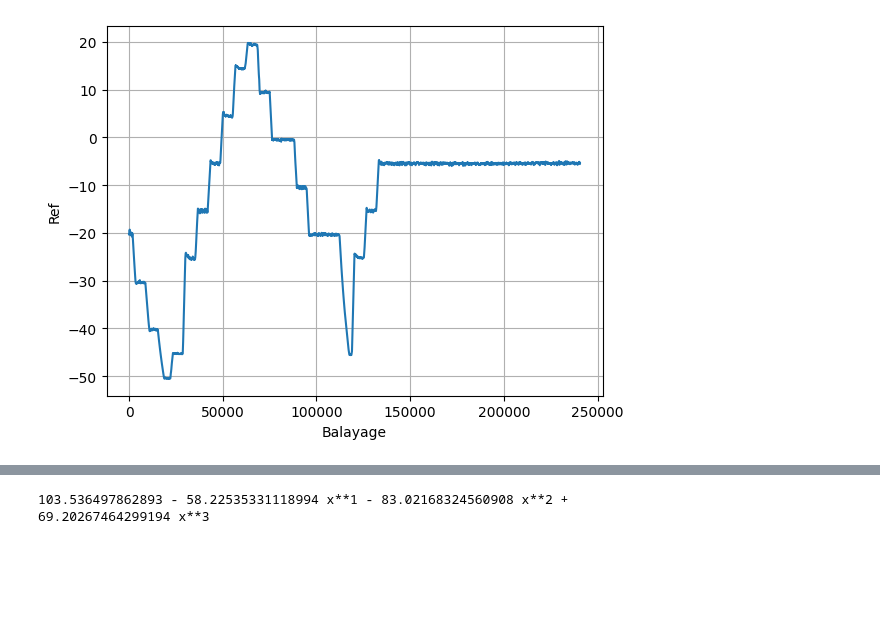
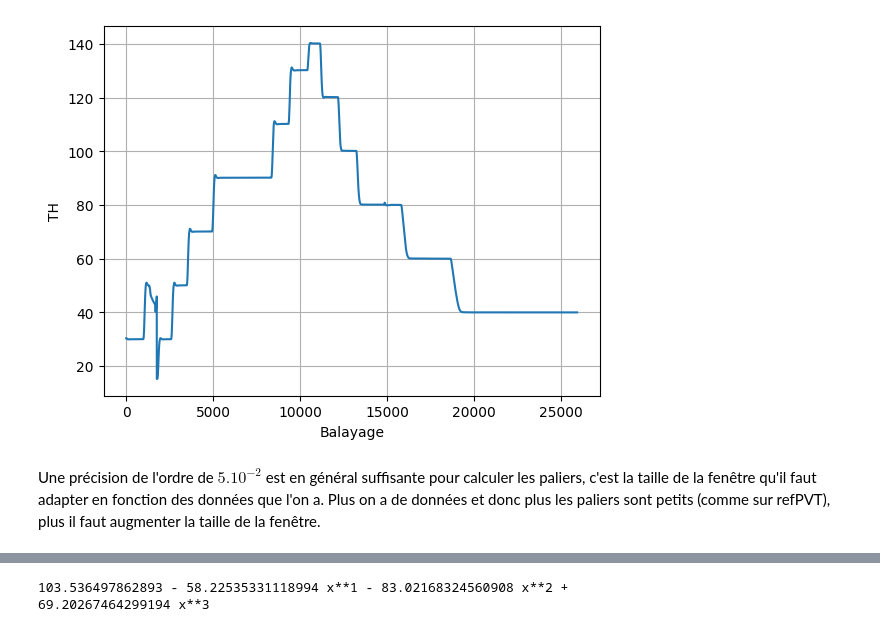
Before and after one commit to MatLD33/Projet-Info, a Jupyter notebook: lecture.ipynb, the cells around one changed output, grey strips where cells are left out. Saved outputs shown, nothing was run; the diff lists cells and outputs as text; code cells hidden in the pictures; blank space fills up the shorter version.

Commit message:
Plot stables

```diff
--- a/lecture.ipynb
+++ b/lecture.ipynb
@@ -6,6 +6,7 @@ import numpy as np
 def str_to_float(number):
     '''
     Cette fonction permet de convertir un string en float
+    Elle est nécessaire au vu de la façon dont sont écrits les nombres dans les fichiers csv
     Ex : '1234,56' -> 1234.56
     '''
     num = number.split(',')
@@ -35,6 +36,10 @@ def create_data(path,n,data_type = 'value'):
     '''
     Cette fonction retourne les données d'un fichier csv
     Elle retroune les données de la colonne n
+
+    x : abscisses en numéro de balayage
+    data_to_plot : nom de la donnée
+    val : valeur des données en float ou time
     '''
     data = pd.read_csv(path, index_col="Bal", delimiter=";")
     columns = data.columns
@@ -46,11 +51,11 @@ def create_data(path,n,data_type = 'value'):
     x = np.arange(0,len(val))
     return x,data_to_plot,val
 # %%
-def plot_csv(path):
+def plot_csv(path,n):
     '''
-    Cette fonction permet de tracer les données d'un fichier csv
+    Cette fonction permet de tracer les données d'un fichier csv présent en colonne n
     '''
-    x,data_to_plot,val = create_data(path,2) # Récupération des données
+    x,data_to_plot,val = create_data(path,n) # Récupération des données
 
     plt.figure()
     plt.plot(val)
@@ -60,9 +65,9 @@ def plot_csv(path):
     plt.savefig('Plot\\'+new_name(path,'png'))
     plt.show()
 # %%
-plot_csv("Data\\refPVT.csv")
+plot_csv("Data\\etal.csv",2)
 # %% [output]
-[figure, old version]
+[figure, new version]
 # %%
 def detect_stable_stage(path, precision=0.1, window_size=100, plot=False) :
     '''
@@ -112,2 +118,5 @@ def detect_stable_stage(path, precision=0.1, window_size=100, plot=False) :
     return stages_matrix
+# %% [markdown]
+Une précision de l'ordre de $5.10^{-2}$ est en général suffisante pour calculer les paliers, c'est la taille de la fenêtre qu'il faut adapter en fonction des données que l'on a.
+Plus on a de données et donc plus les paliers sont petits (comme sur refPVT), plus il faut augmenter la taille de la fenêtre.
 # %%
```
Also changed, not shown: parts of 13 cells of this notebook, 1 other file.
